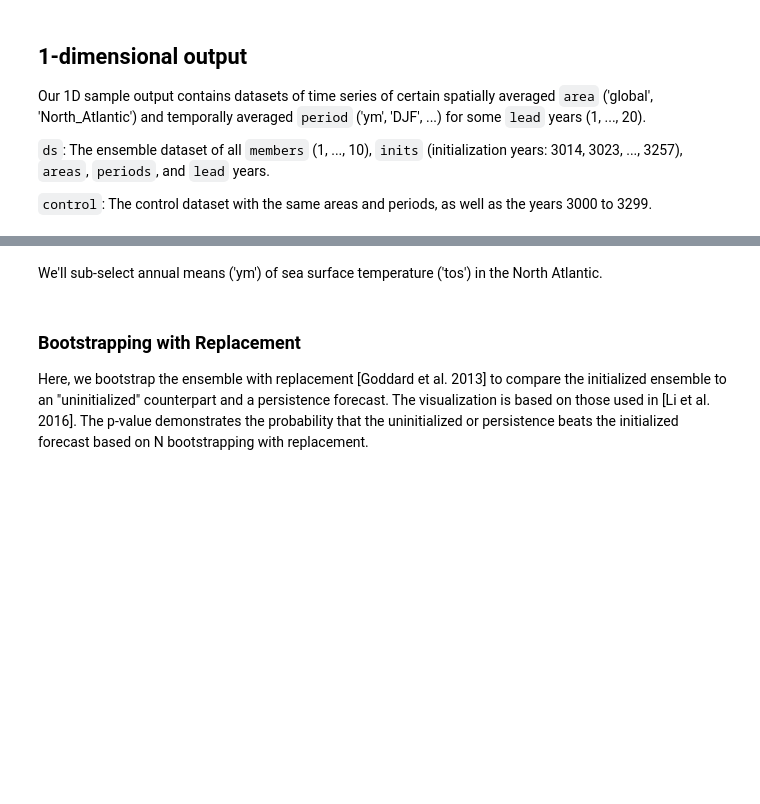
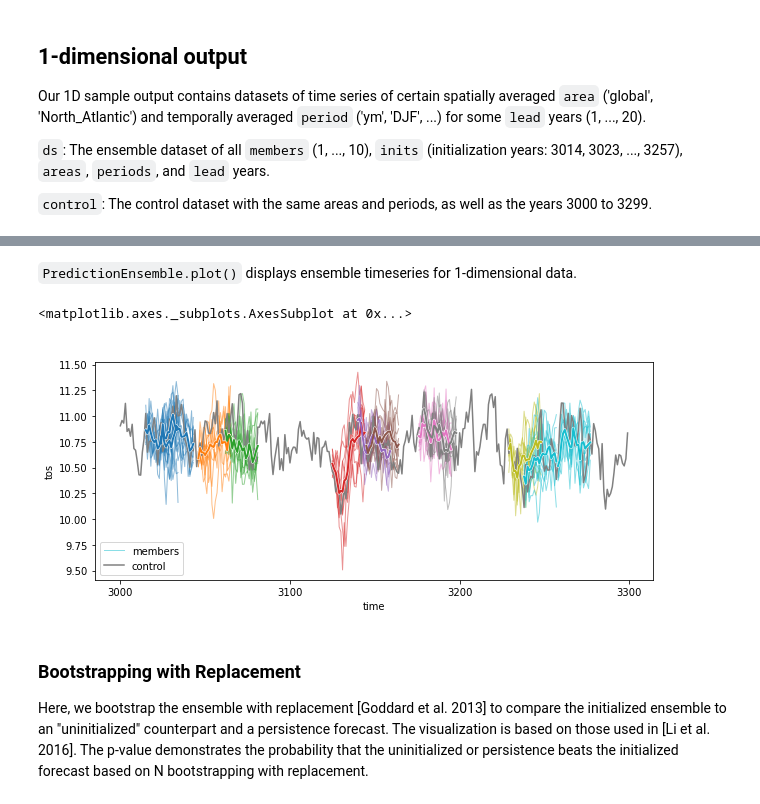
Before and after one commit to pangeo-data/climpred, a Jupyter notebook: docs/source/examples/decadal/perfect-model-predictability-demo.ipynb, the cells around one changed output, grey strips where cells are left out. Drawn from its saved outputs; the diff is of its cells as text; code cells hidden in the pictures; blank space fills up the shorter version.

```diff
--- a/docs/source/examples/decadal/perfect-model-predictability-demo.ipynb
+++ b/docs/source/examples/decadal/perfect-model-predictability-demo.ipynb
@@ -63,5 +61,10 @@ Uninitialized:
-# %% [markdown]
-We'll sub-select annual means ('ym') of sea surface temperature ('tos') in the North Atlantic.
+# %% [markdown]
+`PredictionEnsemble.plot()` displays ensemble timeseries for 1-dimensional data.
+# %%
+pm.plot()
+# %% [output]
+<matplotlib.axes._subplots.AxesSubplot at 0x...>
+[figure, added]
 # %% [markdown]
 ### Bootstrapping with Replacement
 
```
Also changed, not shown: parts of 7 cells of this notebook, 2 other files.
